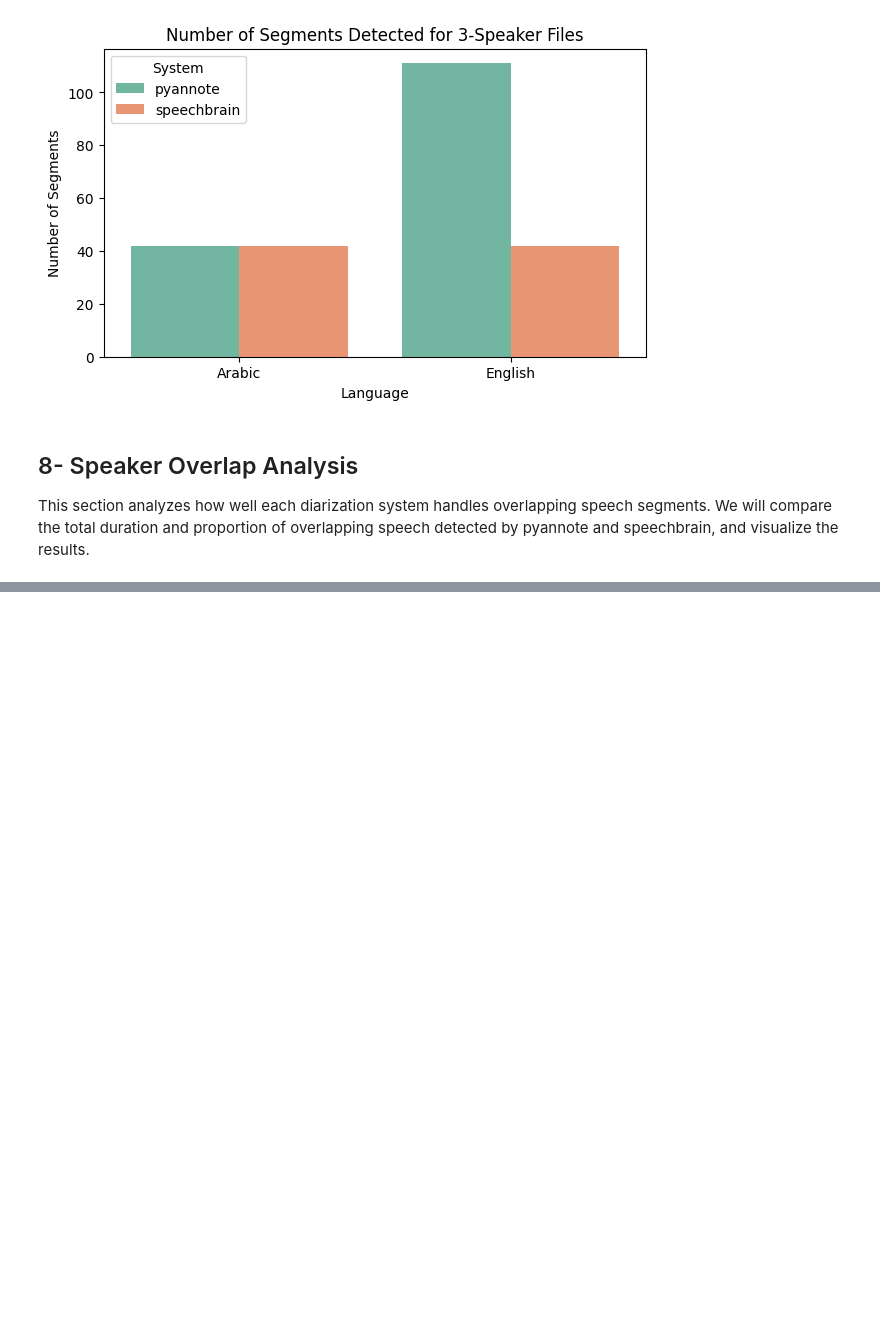
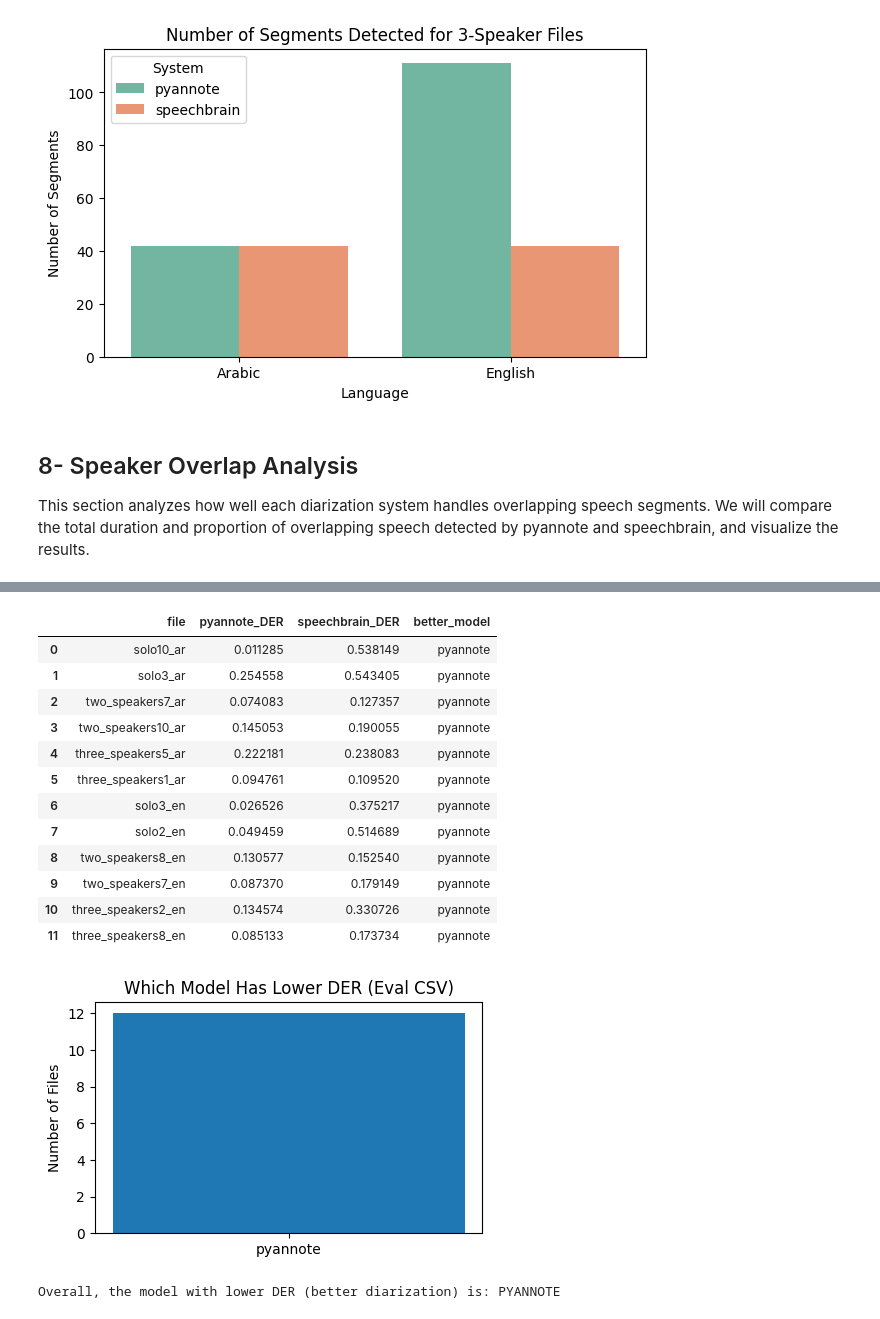
Before and after one commit to SaudNJMH/Audio-AI, a Jupyter notebook: notebooks/07_diarization_comparison.ipynb, the cells around one changed output, grey strips where cells are left out. Saved outputs shown, nothing was run; the diff lists cells and outputs as text; code cells hidden in the pictures; blank space fills up the shorter version.

Commit message:
feat: which model is better

```diff
--- a/notebooks/07_diarization_comparison.ipynb
+++ b/notebooks/07_diarization_comparison.ipynb
@@ -642 +650,61 @@ overlap_df columns: ['file', 'system', 'overlap_sec', 'total_sec', 'overlap_pct'
 [figure]
+# %%
+# Diarization Error Rate (DER) comparison using evaluation CSVs
+import pandas as pd
+import matplotlib.pyplot as plt
+
+# Load evaluation CSVs
+pyannote_eval = pd.read_csv('../results/Task 2 Results/pyannote_eval.csv')
+speechbrain_eval = pd.read_csv('../results/Task 2 Results/speechbrain_eval.csv')
+
+# Ensure the audio file column is named 'audio' and DER column is 'DER'
+pyannote_eval = pyannote_eval.rename(columns={col: col.lower() for col in pyannote_eval.columns})
+speechbrain_eval = speechbrain_eval.rename(columns={col: col.lower() for col in speechbrain_eval.columns})
+
+# Merge on audio file name (base name, without extension)
+pyannote_eval['base'] = pyannote_eval['audio'].apply(lambda p: os.path.splitext(os.path.basename(str(p)))[0])
+speechbrain_eval['base'] = speechbrain_eval['audio'].apply(lambda p: os.path.splitext(os.path.basename(str(p)))[0])
+
+merged = pd.merge(pyannote_eval[['base','der']], speechbrain_eval[['base','der']], on='base', suffixes=('_pyannote','_speechbrain'))
+
+rows = []
+for idx, row in merged.iterrows():
+    if row['der_pyannote'] < row['der_speechbrain']:
+        better = 'pyannote'
+    elif row['der_speechbrain'] < row['der_pyannote']:
+        better = 'speechbrain'
+    else:
+        better = 'tie'
+    rows.append({'file': row['base'], 'pyannote_DER': row['der_pyannote'], 'speechbrain_DER': row['der_speechbrain'], 'better_model': better})
+
+compare_df = pd.DataFrame(rows)
+display(compare_df)
+
+# Summary bar plot
+summary = compare_df['better_model'].value_counts().reset_index()
+summary.columns = ['Model', 'Count']
+plt.figure(figsize=(5,3))
+plt.bar(summary['Model'], summary['Count'], color=['#1f77b4', '#ff7f0e', '#888888'])
+plt.title('Which Model Has Lower DER (Eval CSV)')
+plt.ylabel('Number of Files')
+plt.show()
+
+# Print overall winner
+winner = summary.loc[summary['Count'].idxmax(), 'Model']
+print(f'Overall, the model with lower DER (better diarization) is: {winner.upper()}')
+# %% [output]
+|  | file | pyannote_DER | speechbrain_DER | better_model |
+| 0 | solo10_ar | 0.011285 | 0.538149 | pyannote |
+| 1 | solo3_ar | 0.254558 | 0.543405 | pyannote |
+| 2 | two_speakers7_ar | 0.074083 | 0.127357 | pyannote |
+| 3 | two_speakers10_ar | 0.145053 | 0.190055 | pyannote |
+| 4 | three_speakers5_ar | 0.222181 | 0.238083 | pyannote |
+| 5 | three_speakers1_ar | 0.094761 | 0.109520 | pyannote |
+| 6 | solo3_en | 0.026526 | 0.375217 | pyannote |
+| 7 | solo2_en | 0.049459 | 0.514689 | pyannote |
+| 8 | two_speakers8_en | 0.130577 | 0.152540 | pyannote |
+| 9 | two_speakers7_en | 0.087370 | 0.179149 | pyannote |
+| 10 | three_speakers2_en | 0.134574 | 0.330726 | pyannote |
+| 11 | three_speakers8_en | 0.085133 | 0.173734 | pyannote |
+[figure, added]
+Overall, the model with lower DER (better diarization) is: PYANNOTE
```
Also changed, not shown: parts of 1 cell of this notebook.
